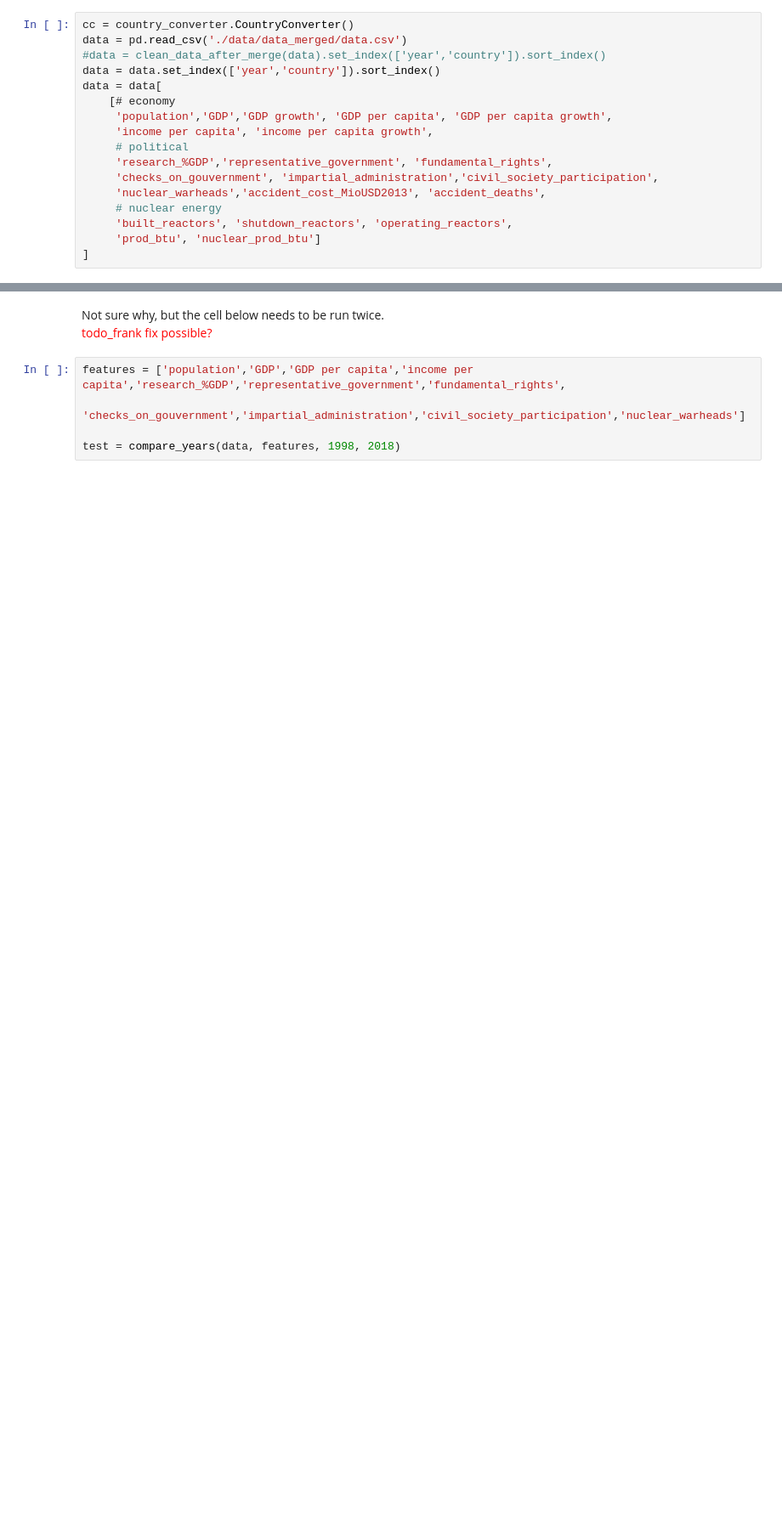
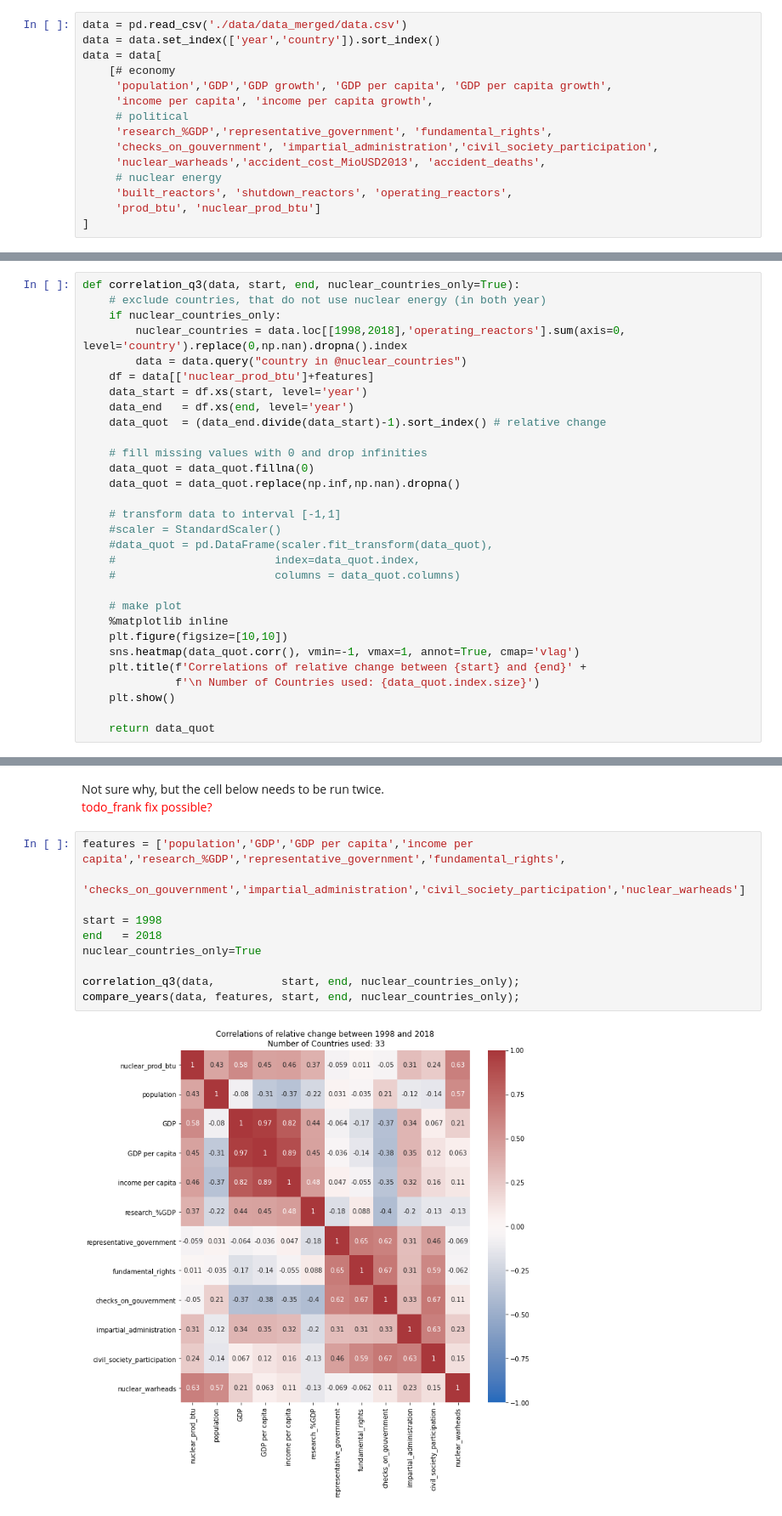
Before and after one commit to e8606876/dopp10, a Jupyter notebook: group_10.ipynb, the cells around one changed output, grey strips where cells are left out. Shown at 85% size. Drawn from its saved outputs; the diff is of its cells as text; blank space fills up the shorter version.

Commit message:
Added Correlation Matrix to Question 3.

```diff
--- a/group_10.ipynb
+++ b/group_10.ipynb
@@ -1036,9 +1053,7 @@ The code to answer this question was generated by Johannes.
 **Loading, Selection of Data**
 <br> <span style="color:red">todo_frank did not use data cleaning as talked in meeting 2021-01-17</span>
 # %%
-cc = country_converter.CountryConverter()
 data = pd.read_csv('./data/data_merged/data.csv')
-#data = clean_data_after_merge(data).set_index(['year','country']).sort_index()
 data = data.set_index(['year','country']).sort_index()
 data = data[
     [# economy
@@ -1106,6 +1123,36 @@ Although there can be seen no absolute tendencies, that are valid for most of th
 By default, only the countries with nuclear reactors are shown (`nuclear_countries_only=True`). All countries are plotted, if this value is set to `False`, in case the data for the featue (y-axis) exists.
 
 *To show the ISO3 code of the countires, click on a point (works as long as it is in 'interactive' mode). To hide ISO3 again, right-click on the text.*
+# %%
+def correlation_q3(data, start, end, nuclear_countries_only=True):
+    # exclude countries, that do not use nuclear energy (in both year)
+    if nuclear_countries_only:
+        nuclear_countries = data.loc[[1998,2018],'operating_reactors'].sum(axis=0, level='country').replace(0,np.nan).dropna().index
+        data = data.query("country in @nuclear_countries")
+    df = data[['nuclear_prod_btu']+features]
+    data_start = df.xs(start, level='year')
+    data_end   = df.xs(end, level='year')
+    data_quot  = (data_end.divide(data_start)-1).sort_index() # relative change
+
+    # fill missing values with 0 and drop infinities
+    data_quot = data_quot.fillna(0)
+    data_quot = data_quot.replace(np.inf,np.nan).dropna()
+
+    # transform data to interval [-1,1]
+    #scaler = StandardScaler()
+    #data_quot = pd.DataFrame(scaler.fit_transform(data_quot),
+    #                        index=data_quot.index,
+    #                        columns = data_quot.columns)
+
+    # make plot
+    %matplotlib inline
+    plt.figure(figsize=[10,10])
+    sns.heatmap(data_quot.corr(), vmin=-1, vmax=1, annot=True, cmap='vlag')
+    plt.title(f'Correlations of relative change between {start} and {end}' +
+              f'\n Number of Countries used: {data_quot.index.size}')
+    plt.show()
+
+    return data_quot
 # %%
 def compare_years(data, features, start, end, nuclear_countries_only=True):
     # exclude countries, that do not use nuclear energy (in both year)
@@ -1170,5 +1218,12 @@ Not sure why, but the cell below needs to be run twice.
 # %%
 features = ['population','GDP','GDP per capita','income per capita','research_%GDP','representative_government','fundamental_rights',
                 'checks_on_gouvernment','impartial_administration','civil_society_participation','nuclear_warheads']
 
-test = compare_years(data, features, 1998, 2018)
+start = 1998
+end   = 2018
+nuclear_countries_only=True
+
+correlation_q3(data,          start, end, nuclear_countries_only);
+compare_years(data, features, start, end, nuclear_countries_only);
+# %% [output]
+[figure, added]
```
Also changed, not shown: parts of 6 cells of this notebook, 2 other files.
